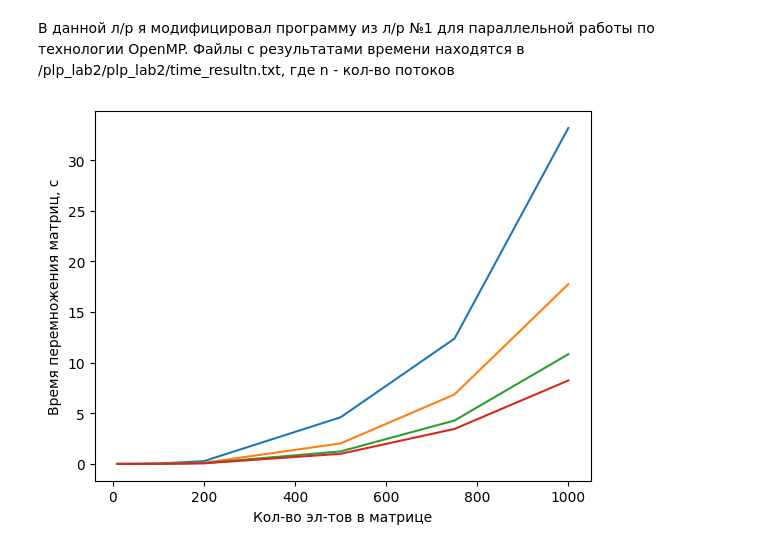
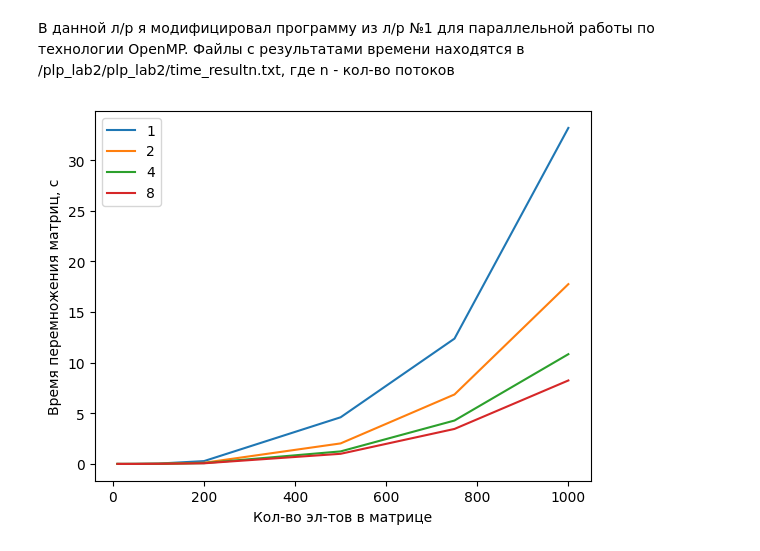
Before and after one commit to negniy/plp_lab1, a Jupyter notebook: a.ipynb, the cells around one changed output. Saved outputs shown, nothing was run; the diff lists cells and outputs as text; code cells hidden in the pictures.

```diff
--- a/a.ipynb
+++ b/a.ipynb
@@ -33,15 +33,16 @@ plt.show()
 # %%
 list_of_size = [10, 20, 50, 100, 200, 500, 750, 1000]
 list_of_times1 = [0.0002914, 0.0005617, 0.0068456, 0.0342058, 0.278792, 4.60778, 12.3786, 33.1925]
 list_of_times2 = [0.0007823, 0.0001799, 0.0018424, 0.0164654, 0.113756, 2.02665, 6.86129, 17.7606]
 list_of_times4 = [0.0018231, 0.000277, 0.0022902, 0.0127043, 0.0792748, 1.23732, 4.28736, 10.8414]
 list_of_times8 = [0.0032867, 0.0002638, 0.0014022, 0.0138749, 0.0617, 1.00023, 3.45693, 8.24552]
-plt.plot(list_of_size, list_of_times1)
-plt.plot(list_of_size, list_of_times2)
-plt.plot(list_of_size, list_of_times4)
-plt.plot(list_of_size, list_of_times8)
+plt.plot(list_of_size, list_of_times1, label ="1")
+plt.plot(list_of_size, list_of_times2, label ="2")
+plt.plot(list_of_size, list_of_times4, label ="4")
+plt.plot(list_of_size, list_of_times8, label ="8")
+plt.legend(loc='best')
 plt.ylabel('Время перемножения матриц, с')
 plt.xlabel('Кол-во эл-тов в матрице')
 plt.show()
 # %% [output]
-[figure, old version]
+[figure, new version]
```
Also changed, not shown: parts of 1 cell of this notebook, 37 other files.
